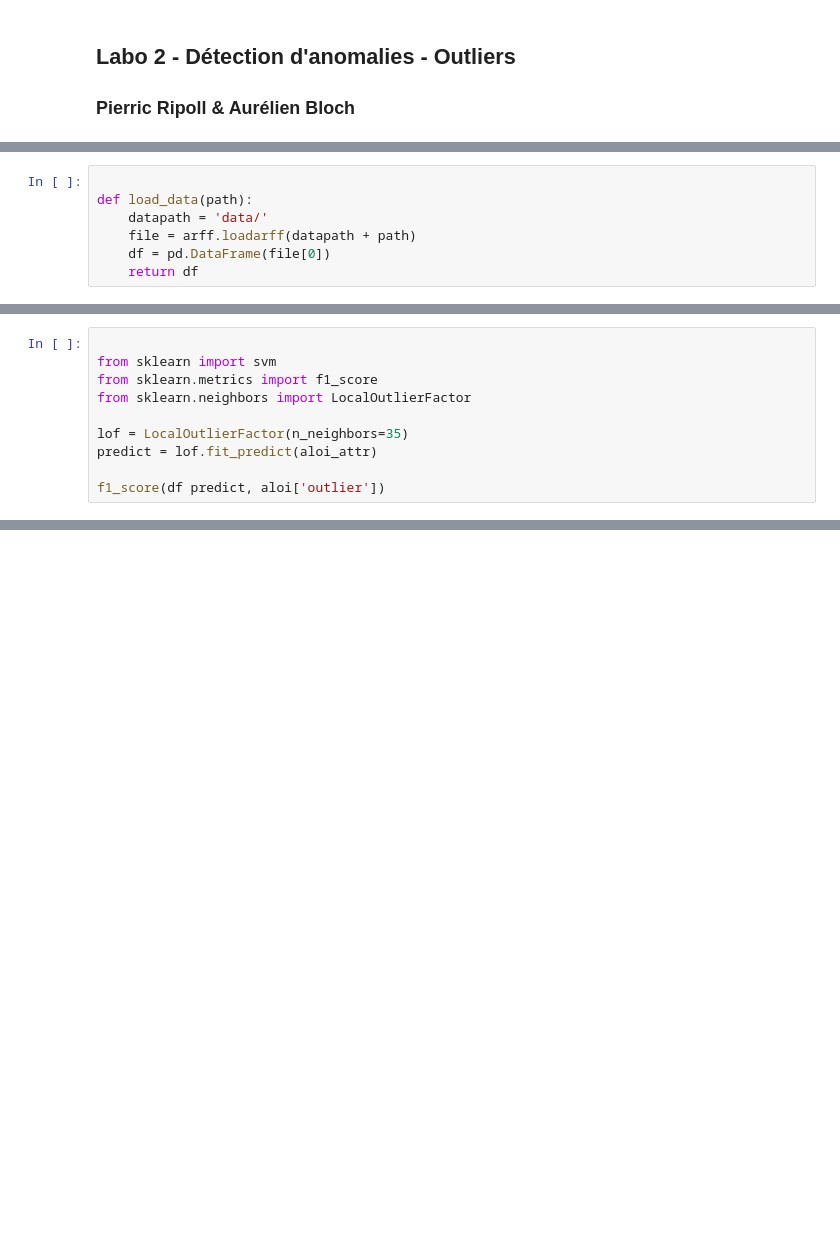
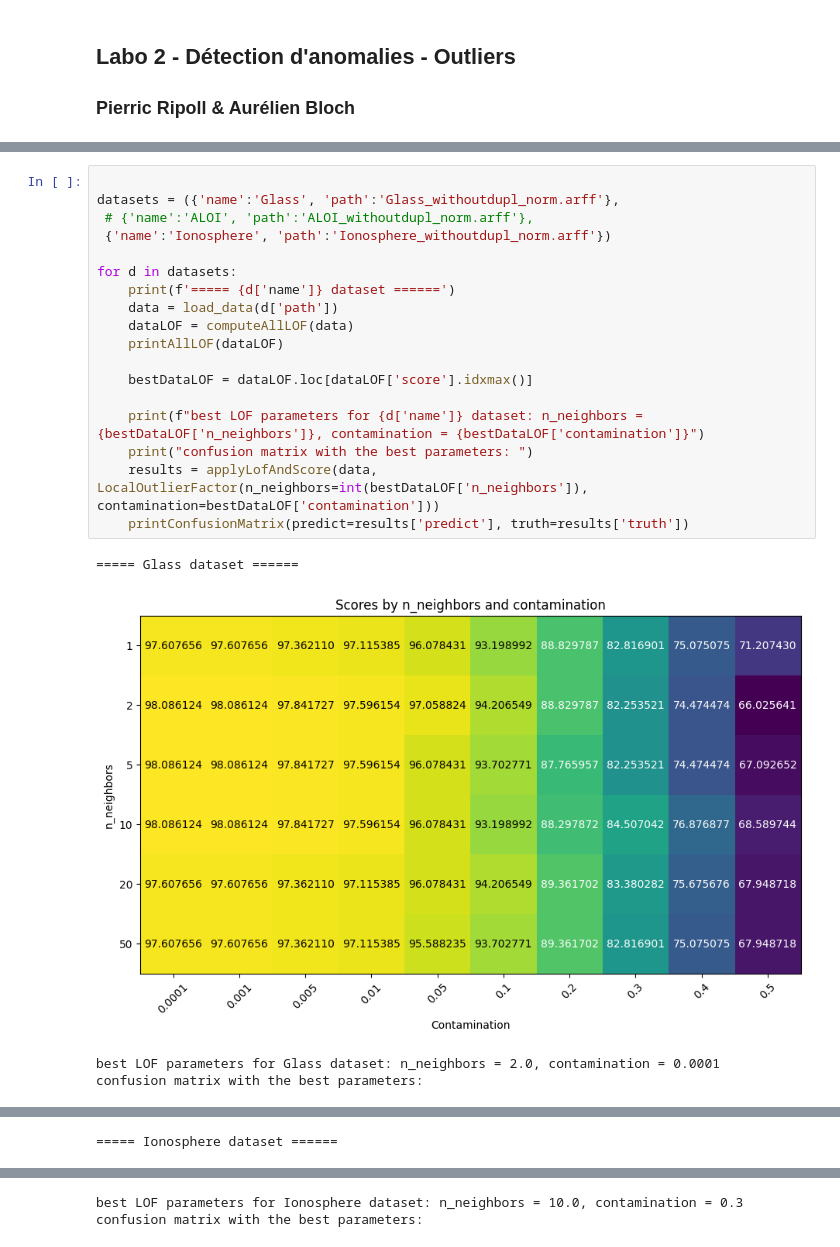
Before and after one commit to Nyaaw/PCDLabs, a Jupyter notebook: Labo2/Labo2-Bloch-Ripoll.ipynb, the cells around one changed output, grey strips where cells are left out. Drawn from its saved outputs; the diff is of its cells as text; blank space fills up the shorter version.

```diff
--- a/Labo2/Labo2-Bloch-Ripoll.ipynb
+++ b/Labo2/Labo2-Bloch-Ripoll.ipynb
@@ -23,7 +23,0 @@ from scipy.io import arff
-# %%
-
-def load_data(path):
-    datapath = 'data/'
-    file = arff.loadarff(datapath + path)
-    df = pd.DataFrame(file[0])
-    return df
@@ -47,10 +23,0 @@ aloi_attr = aloi.drop(columns=['id', 'outlier'])
-# %%
-
-from sklearn import svm
-from sklearn.metrics import f1_score
-from sklearn.neighbors import LocalOutlierFactor
-
-lof = LocalOutlierFactor(n_neighbors=35)
-predict = lof.fit_predict(aloi_attr)
-
-f1_score(df predict, aloi['outlier'])
@@ -58,0 +114,23 @@ array([1, 1, 1, ..., 1, 1, 1], shape=(49534,))
+# %%
+
+datasets = ({'name':'Glass', 'path':'Glass_withoutdupl_norm.arff'},
+ # {'name':'ALOI', 'path':'ALOI_withoutdupl_norm.arff'},
+ {'name':'Ionosphere', 'path':'Ionosphere_withoutdupl_norm.arff'})
+
+for d in datasets:
+    print(f'===== {d['name']} dataset ======')
+    data = load_data(d['path'])
+    dataLOF = computeAllLOF(data)
+    printAllLOF(dataLOF)
+
+    bestDataLOF = dataLOF.loc[dataLOF['score'].idxmax()]
+
+    print(f"best LOF parameters for {d['name']} dataset: n_neighbors = {bestDataLOF['n_neighbors']}, contamination = {bestDataLOF['contamination']}")
+    print("confusion matrix with the best parameters: ")
+    results = applyLofAndScore(data, LocalOutlierFactor(n_neighbors=int(bestDataLOF['n_neighbors']), contamination=bestDataLOF['contamination']))
+    printConfusionMatrix(predict=results['predict'], truth=results['truth'])
+# %% [output]
+===== Glass dataset ======
+[figure, added]
+best LOF parameters for Glass dataset: n_neighbors = 2.0, contamination = 0.0001
+confusion matrix with the best parameters:
@@ -58,0 +138 @@ array([1, 1, 1, ..., 1, 1, 1], shape=(49534,))
+===== Ionosphere dataset ======
@@ -58,0 +140,2 @@ array([1, 1, 1, ..., 1, 1, 1], shape=(49534,))
+best LOF parameters for Ionosphere dataset: n_neighbors = 10.0, contamination = 0.3
+confusion matrix with the best parameters:
```
Also changed, not shown: parts of 7 cells of this notebook.
